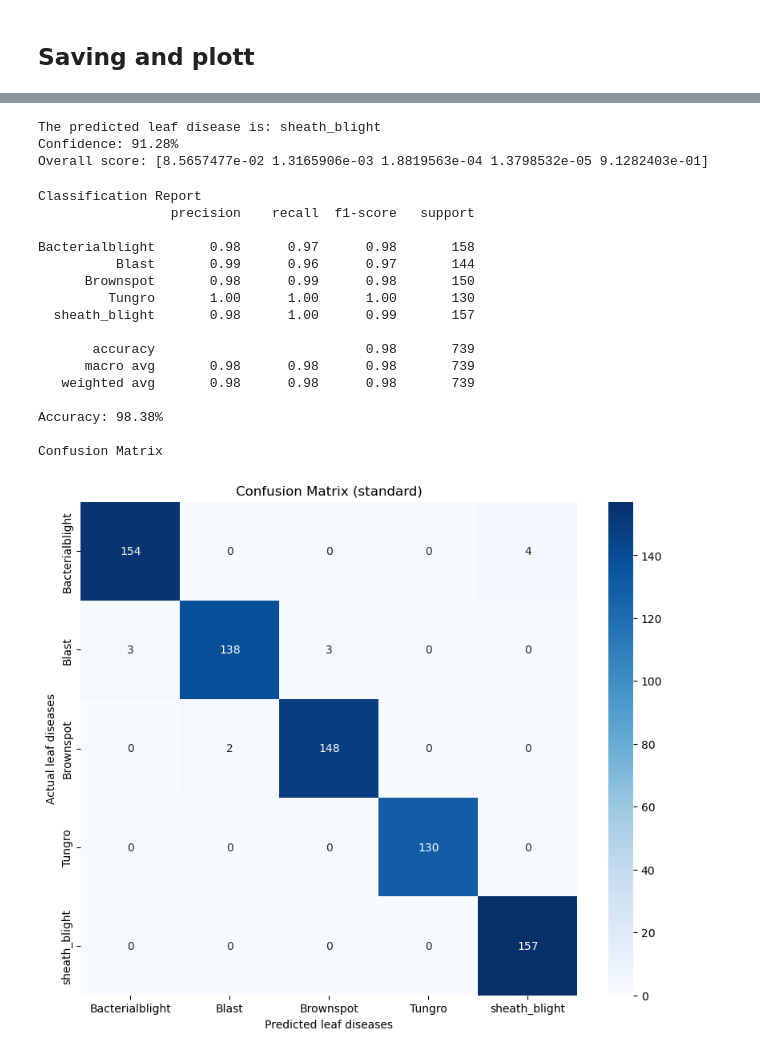
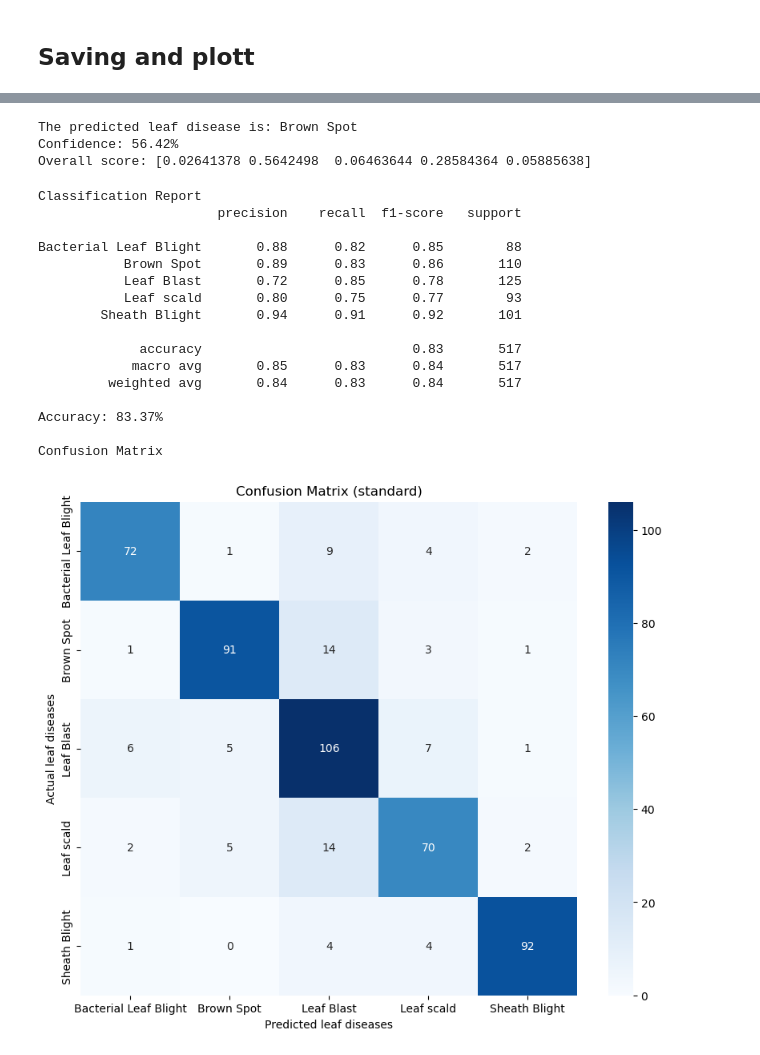
Before and after one commit to Toki001/thesis, a Jupyter notebook: Thesis_Torch-based.ipynb, the cells around one changed output, grey strips where cells are left out. Cells and saved outputs as stored; diff of their text form; code cells hidden in the pictures.

```diff
--- a/Thesis_Torch-based.ipynb
+++ b/Thesis_Torch-based.ipynb
@@ -756,0 +814,33 @@ Epoch 11/20 |lr: 0.0005| Train Loss: 0.3538 | Evaluate Loss: 0.2230 | Accuracy:
+# %%
+import torch.optim as optim
+
+if torch.cuda.is_available():
+    hardware = torch.device("cuda")
+elif torch.backends.mps.is_available():
+    hardware = torch.device("mps")
+else:
+    hardware = torch.device("cpu")
+classes = 5
+
+criterion = nn.CrossEntropyLoss()
+
+model = LeafDiseaseClassifierMobileNetV3L(num_classes=classes).to(hardware)
+
+model_dir = '/Users/jameskierdoliguez/Desktop/models/MobileNetV3L/MobileNetV3L_rice_leaf_disease_classificationV1.pt'
+file_name = '/Users/jameskierdoliguez/Desktop/train_results/MobileNetV3L/MobileNetV3L_rice_leaf_disease_classificationV1.csv'
+
+training_sessions = [
+
+    {'epochs': 20, 'lr': 5e-4, 'unfreeze_layer': 0},
+
+    {'epochs': 30, 'lr': 1e-4, 'unfreeze_layer': 1},
+
+    {'epochs': 40, 'lr': 5e-5, 'unfreeze_layer': 2},
+
+    {'epochs': 50, 'lr': 1e-5, 'unfreeze_layer': 3},
+]
+
+result, accuracies = incremental_training(model=model, sessions=training_sessions, criterion=criterion, train_dataloader=train_loader, validation_dataloader=validation_loader, device=hardware, model_dir=model_dir, filename=file_name)
+
+plot_training_result(*result)
+plot_accuracy(*result)
@@ -847,48 +956,48 @@ def save_evalution_result(total_predictions, true_labels):
 # %%
 import torchvision.models as models
 
 classes_names = train_set.classes
 if torch.cuda.is_available():
     hardware = torch.device("cuda")
 elif torch.backends.mps.is_available():
     hardware = torch.device("mps")
 else:
     hardware = torch.device("cpu")
 model_inference = LeafDiseaseClassifierMobileNetV2(num_classes=len(classes_names))
 model_inference.load_state_dict(torch.load(
-    '/Users/jameskierdoliguez/Desktop/models/MobileNetV3/MobileNetV3-m_rice_leaf_disease_classificationV1.pt', map_location=hardware))
+    '/Users/jameskierdoliguez/Desktop/models/MobileNetV2/MobileNetV2_rice_leaf_disease_classificationV4.pt', map_location=hardware))
 
-image_path = '/Users/jameskierdoliguez/Downloads/archive-3/Rice_Leaf_Diease/Rice_Leaf_Diease/train/bacterial_leaf_blight/bacterial_leaf_blight660.jpg'
+image_path = '/Users/jameskierdoliguez/Desktop/rice_leaf/Bad daatset/aug_dataset/train/Bacterialblight/BACTERAILBLIGHT3_015.jpg'
 unrelated = '/Users/jameskierdoliguez/Downloads/FELV-cat.jpg'
 
 leaf_disease, confidence_score, over_all_scores = predict_single_image(model=model_inference, image_path=image_path, classes=classes_names, transform=validation_pipeline, device=hardware)
 
 print(f"The predicted leaf disease is: {leaf_disease}")
 print(f"Confidence: {confidence_score * 100:.2f}%")
 print(f"Overall score: {over_all_scores}")
 #
 true, pred = eval_metrics(model_inference, test_loader, classes_names, hardware)
 # %% [output]
-The predicted leaf disease is: sheath_blight
-Confidence: 91.28%
-Overall score: [8.5657477e-02 1.3165906e-03 1.8819563e-04 1.3798532e-05 9.1282403e-01]
+The predicted leaf disease is: Brown Spot
+Confidence: 56.42%
+Overall score: [0.02641378 0.5642498  0.06463644 0.28584364 0.05885638]
 Classification Report
-                 precision    recall  f1-score   support
+                       precision    recall  f1-score   support
 
-Bacterialblight       0.98      0.97      0.98       158
-          Blast       0.99      0.96      0.97       144
-      Brownspot       0.98      0.99      0.98       150
-         Tungro       1.00      1.00      1.00       130
-  sheath_blight       0.98      1.00      0.99       157
+Bacterial Leaf Blight       0.88      0.82      0.85        88
+           Brown Spot       0.89      0.83      0.86       110
+           Leaf Blast       0.72      0.85      0.78       125
+           Leaf scald       0.80      0.75      0.77        93
+        Sheath Blight       0.94      0.91      0.92       101
 
-       accuracy                           0.98       739
-      macro avg       0.98      0.98      0.98       739
-   weighted avg       0.98      0.98      0.98       739
+             accuracy                           0.83       517
+            macro avg       0.85      0.83      0.84       517
+         weighted avg       0.84      0.83      0.84       517
 
-Accuracy: 98.38%
+Accuracy: 83.37%
 
 Confusion Matrix
-[figure, old version]
+[figure, new version]
 # %%
 import torchvision.models as models
 
```
Also changed, not shown: parts of 15 cells of this notebook.
